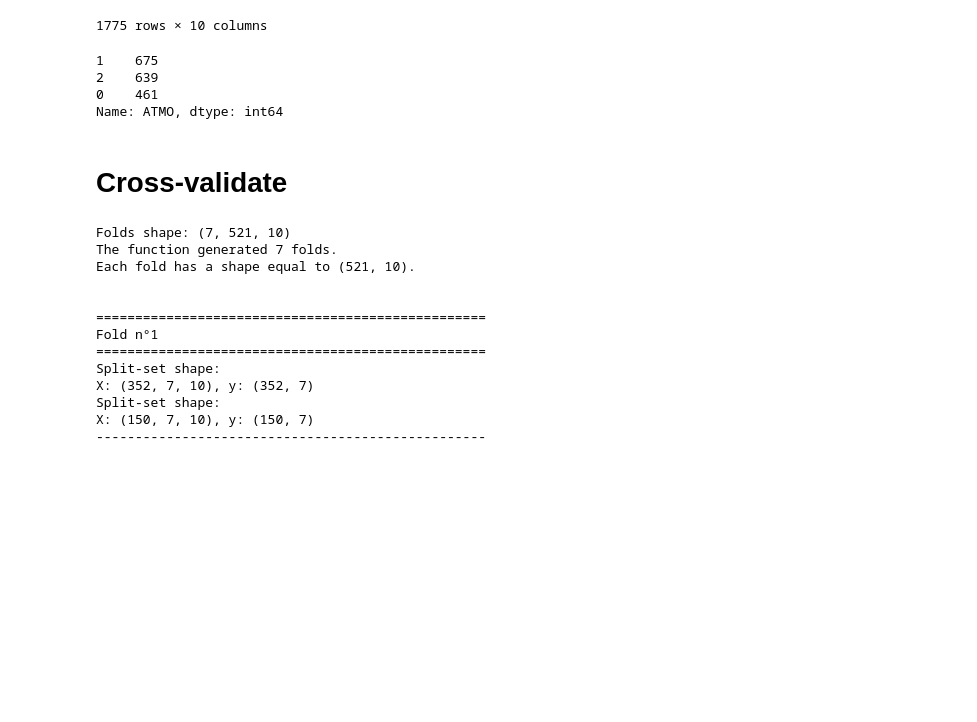
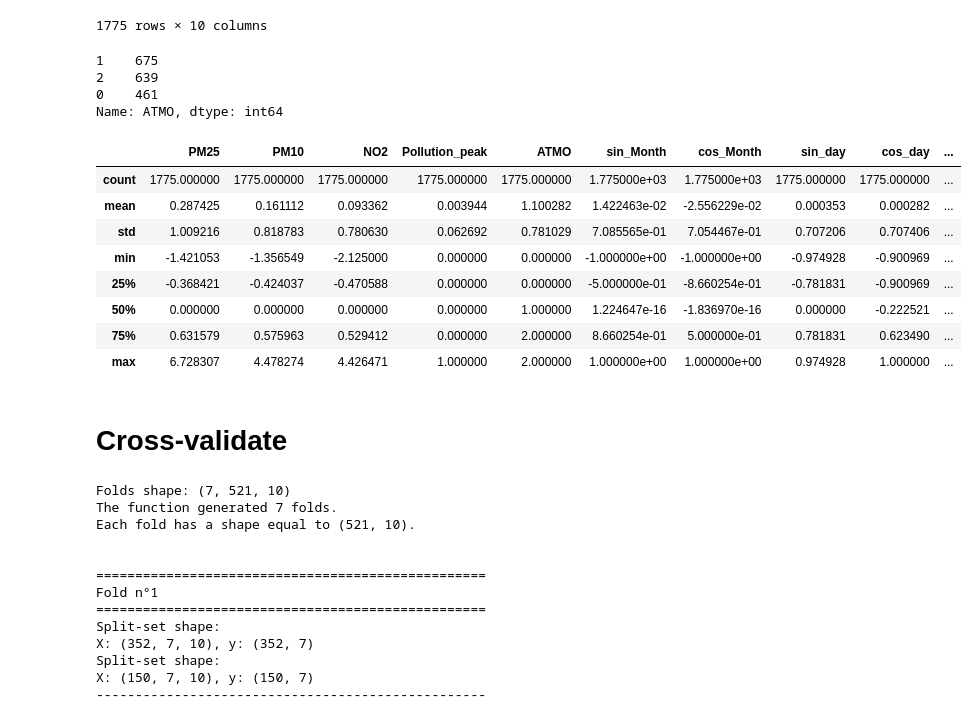
Before and after one commit to TheLab75/ParisDeepAirProject, a Jupyter notebook: notebooks/Louis/Louis_4_Full pipe.ipynb, the cells around one changed output. Drawn from its saved outputs; the diff is of its cells as text; code cells hidden in the pictures; blank space fills up the shorter version.

```diff
--- a/notebooks/Louis/Louis_4_Full pipe.ipynb
+++ b/notebooks/Louis/Louis_4_Full pipe.ipynb
@@ -58,6 +59,18 @@ df['ATMO'].value_counts()
 2    639
 0    461
 Name: ATMO, dtype: int64
+# %%
+df.describe()
+# %% [output]
+|  | PM25 | PM10 | NO2 | Pollution_peak | ATMO | sin_Month | cos_Month | sin_day | cos_day | ... |
+| count | 1775.000000 | 1775.000000 | 1775.000000 | 1775.000000 | 1775.000000 | 1.775000e+03 | 1.775000e+03 | 1775.000000 | 1775.000000 | ... |
+| mean | 0.287425 | 0.161112 | 0.093362 | 0.003944 | 1.100282 | 1.422463e-02 | -2.556229e-02 | 0.000353 | 0.000282 | ... |
+| std | 1.009216 | 0.818783 | 0.780630 | 0.062692 | 0.781029 | 7.085565e-01 | 7.054467e-01 | 0.707206 | 0.707406 | ... |
+| min | -1.421053 | -1.356549 | -2.125000 | 0.000000 | 0.000000 | -1.000000e+00 | -1.000000e+00 | -0.974928 | -0.900969 | ... |
+| 25% | -0.368421 | -0.424037 | -0.470588 | 0.000000 | 0.000000 | -5.000000e-01 | -8.660254e-01 | -0.781831 | -0.900969 | ... |
+| 50% | 0.000000 | 0.000000 | 0.000000 | 0.000000 | 1.000000 | 1.224647e-16 | -1.836970e-16 | 0.000000 | -0.222521 | ... |
+| 75% | 0.631579 | 0.575963 | 0.529412 | 0.000000 | 2.000000 | 8.660254e-01 | 5.000000e-01 | 0.781831 | 0.623490 | ... |
+| max | 6.728307 | 4.478274 | 4.426471 | 1.000000 | 2.000000 | 1.000000e+00 | 1.000000e+00 | 0.974928 | 1.000000 | ... |
 # %% [markdown]
 # Cross-validate
 # %%
```
Also changed, not shown: parts of 3 cells of this notebook, 1 other file.
